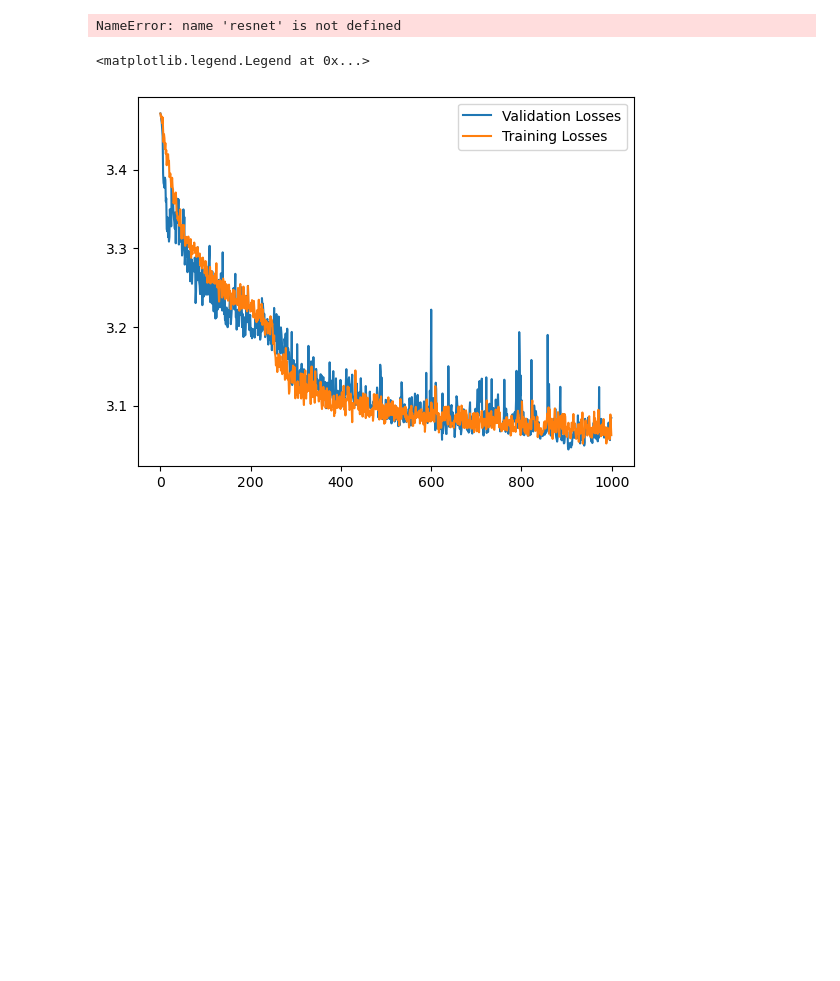
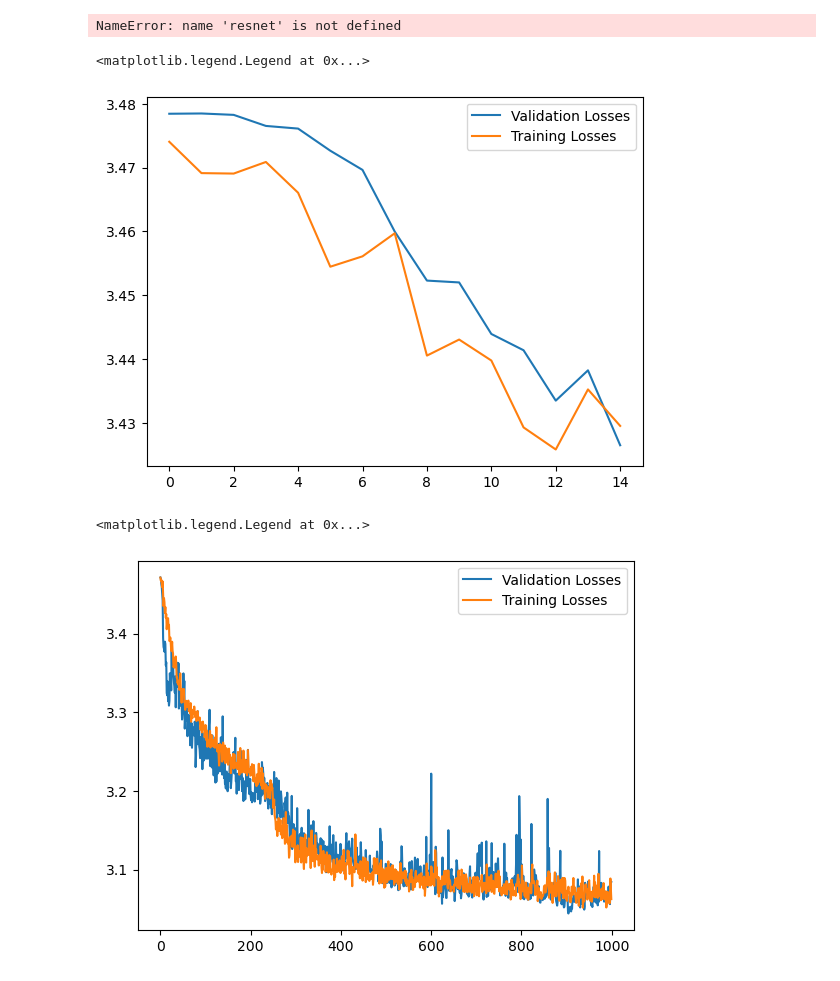
Before and after one commit to juliankraft/TermPaper1-Ecoacoustics, a Jupyter notebook: Code/model.ipynb, the cells around one changed output. Saved outputs shown, nothing was run; the diff lists cells and outputs as text; code cells hidden in the pictures; blank space fills up the shorter version.

```diff
--- a/Code/model.ipynb
+++ b/Code/model.ipynb
@@ -74,5 +84,7 @@ datamodule = InsectDatamodule(csv_paths=['../data/Cicadidae.csv', '../data/Ortho
 # %%
-resnet = ResNet(in_channels=1, out_channels=10, kernel_size=3, n_max_pool=3, n_res_blocks=3, num_classes=datamodule.num_classes).cuda()
+epochs = 1000
+
+resnet = ResNet(in_channels=1, out_channels=32, kernel_size=3, n_max_pool=3, n_res_blocks=3, num_classes=datamodule.num_classes).cuda()
 optimizer = torch.optim.AdamW(resnet.parameters(), lr=0.001, weight_decay=0.0)
 cross_entropy = torch.nn.CrossEntropyLoss()
 
@@ -83,7 +95,7 @@ valid_losses = []
 valid_losses_epoched = []
 
 
-for epoch in tqdm(range(1000), ncols=120):
+for epoch in tqdm(range(epochs), ncols=120):
     loss_sum = 0.
     num_losses = 0
     for x, y in datamodule.train_dataloader():
@@ -115,3 +127,27 @@ for epoch in tqdm(range(1000), ncols=120):
             valid_losses.append(loss.item())
 
         valid_losses_epoched.append(loss_sum / num_losses)
+
+# saving the Model
+date = "2024-04-29"
+
+torch.save(resnet.state_dict(), f'model_data/{date}model.pth')
+
+with open(f'model_data/{date}train_losses.pkl', 'wb') as f:
+    pickle.dump(train_losses, f)
+
+with open(f'model_data/{date}train_losses_epoched.pkl', 'wb') as f:
+    pickle.dump(train_losses_epoched, f)
+
+with open(f'model_data/{date}valid_losses.pkl', 'wb') as f:
+    pickle.dump(valid_losses, f)
+
+with open(f'model_data/{date}valid_losses_epoched.pkl', 'wb') as f:
+    pickle.dump(valid_losses_epoched, f)
+
+# Plotting the losses and saving the plot
+plt.plot(valid_losses_epoched, label='Validation Losses')
+plt.plot(train_losses_epoched, label='Training Losses')
+plt.legend()
+
+plt.savefig(f'model_data/{date}losses_plot.png')
@@ -119,6 +157,13 @@ for epoch in tqdm(range(1000), ncols=120):
 torch.save(resnet.state_dict(), 'model_28.4.pth')
 # %% [output]
 NameError: name 'resnet' is not defined
+# %%
+plt.plot(valid_losses_epoched, label='Validation Losses')
+plt.plot(train_losses_epoched, label='Training Losses')
+plt.legend()
+# %% [output]
+<matplotlib.legend.Legend at 0x...>
+[figure, added]
 # %%
 plt.plot(valid_losses_epoched, label='Validation Losses')
 plt.plot(train_losses_epoched, label='Training Losses')
```
Also changed, not shown: parts of 3 cells of this notebook, 1 other file.
